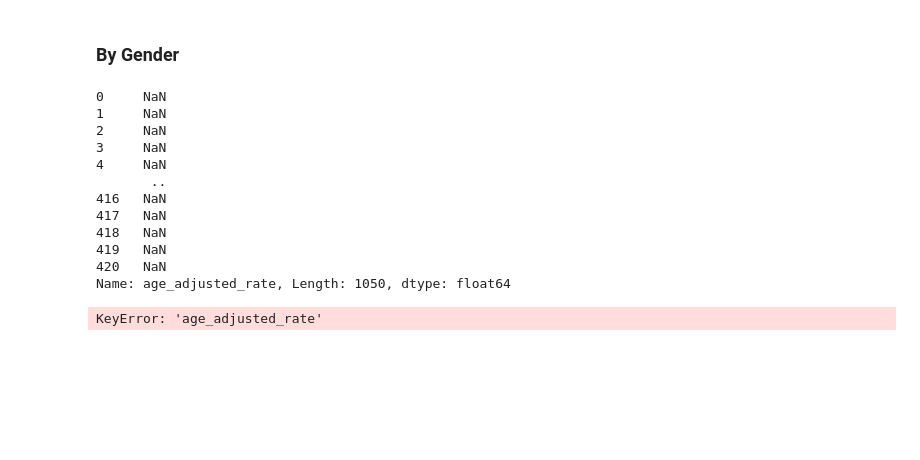
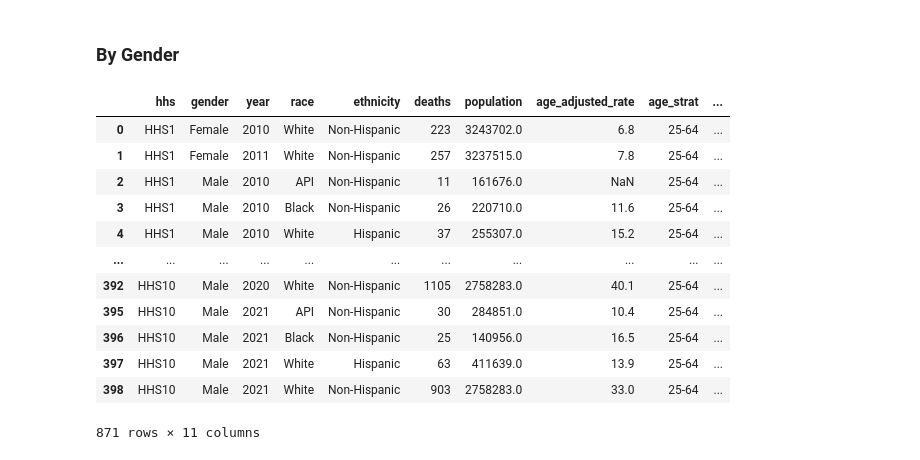
Before and after one commit to arnaud39/us_suicide_study, a Jupyter notebook: Analysis.ipynb, the cells around one changed output. Saved outputs shown, nothing was run; the diff lists cells and outputs as text; code cells hidden in the pictures; blank space fills up the shorter version.

```diff
--- a/Analysis.ipynb
+++ b/Analysis.ipynb
@@ -220,67 +270,16 @@ sd.plot(**plot_params
 # %%
-sd.data["20-64"]["age_adjusted_rate"]
+sd.data["25-64"]
 # %% [output]
+|  | hhs | gender | year | race | ethnicity | deaths | population | age_adjusted_rate | age_strat | ... |
+| 0 | HHS1 | Female | 2010 | White | Non-Hispanic | 223 | 3243702.0 | 6.8 | 25-64 | ... |
+| 1 | HHS1 | Female | 2011 | White | Non-Hispanic | 257 | 3237515.0 | 7.8 | 25-64 | ... |
+| 2 | HHS1 | Male | 2010 | API | Non-Hispanic | 11 | 161676.0 | NaN | 25-64 | ... |
+| 3 | HHS1 | Male | 2010 | Black | Non-Hispanic | 26 | 220710.0 | 11.6 | 25-64 | ... |
+| 4 | HHS1 | Male | 2010 | White | Hispanic | 37 | 255307.0 | 15.2 | 25-64 | ... |
+| ... | ... | ... | ... | ... | ... | ... | ... | ... | ... | ... |
+| 392 | HHS10 | Male | 2020 | White | Non-Hispanic | 1105 | 2758283.0 | 40.1 | 25-64 | ... |
+| 395 | HHS10 | Male | 2021 | API | Non-Hispanic | 30 | 284851.0 | 10.4 | 25-64 | ... |
+| 396 | HHS10 | Male | 2021 | Black | Non-Hispanic | 25 | 140956.0 | 16.5 | 25-64 | ... |
+| 397 | HHS10 | Male | 2021 | White | Hispanic | 63 | 411639.0 | 13.9 | 25-64 | ... |
+| 398 | HHS10 | Male | 2021 | White | Non-Hispanic | 903 | 2758283.0 | 33.0 | 25-64 | ... |
-0     NaN
-1     NaN
-2     NaN
-3     NaN
-4     NaN
-       ..
-416   NaN
-417   NaN
-418   NaN
-419   NaN
-420   NaN
-Name: age_adjusted_rate, Length: 1050, dtype: float64
+871 rows × 11 columns
-# %%
-plot_params = {"x": "year",
-               "color": "gender",
-               "by": "age_strat",
-               "scatter": False,
-               "rows": 1,
-               "data_slice": {"age_strat": "25-64"},
-               "second_y": {"secondary_y": True,
-                            "y": "pop_share",
-                            "line_param": {"dash": "dot"}}}
-kwargs = {"secondary_range": [0, 100],
-          "secondary_ticksuffix": "%",
-          "hide_title": True,
-          "second_y_title_text": "% of the population in this age group",
-          "legend_text": "Gender"}
-
-plot_params["y"] = "deaths"
-kwargs["y_title_text"] = "Absolute count of suicides among working-age adults (25-64)"
-kwargs["plot_filename"] = f"working-age_{plot_params['color']}_{plot_params['y']}"
-plot_params.update(kwargs)
-
-sd.plot(**plot_params
-    )
-
-plot_params["y"] = "suicide_proportion"
-kwargs["y_title_text"] = "Proportion of suicides occurring among working-age adults (25-64)"
-kwargs["plot_filename"] = f"working-age_{plot_params['color']}_{plot_params['y']}"
-kwargs["primary_ticksuffix"] = "%"
-plot_params.update(kwargs)
-kwargs.pop("primary_ticksuffix")
-plot_params.pop("primary_ticksuffix")
-
-sd.plot(**plot_params
-    )
-
-plot_params["y"] = "suicide_per_100k"
-kwargs["y_title_text"] = "Crude suicide rate among working-age adults (25-64)"
-kwargs["plot_filename"] = f"working-age_{plot_params['color']}_{plot_params['y']}"
-plot_params.update(kwargs)
-
-sd.plot(**plot_params
-    )
-
-plot_params["y"] = "age_adjusted_rate"
-kwargs["y_title_text"] = "Age-adjusted suicide rate among working-age adults (25-64)"
-kwargs["plot_filename"] = f"working-age_{plot_params['color']}_{plot_params['y']}"
-plot_params.update(kwargs)
-
-sd.plot(**plot_params
-    )
-# %% [output]
-KeyError: 'age_adjusted_rate'
```
Also changed, not shown: parts of 5 cells of this notebook, 1 other file.
